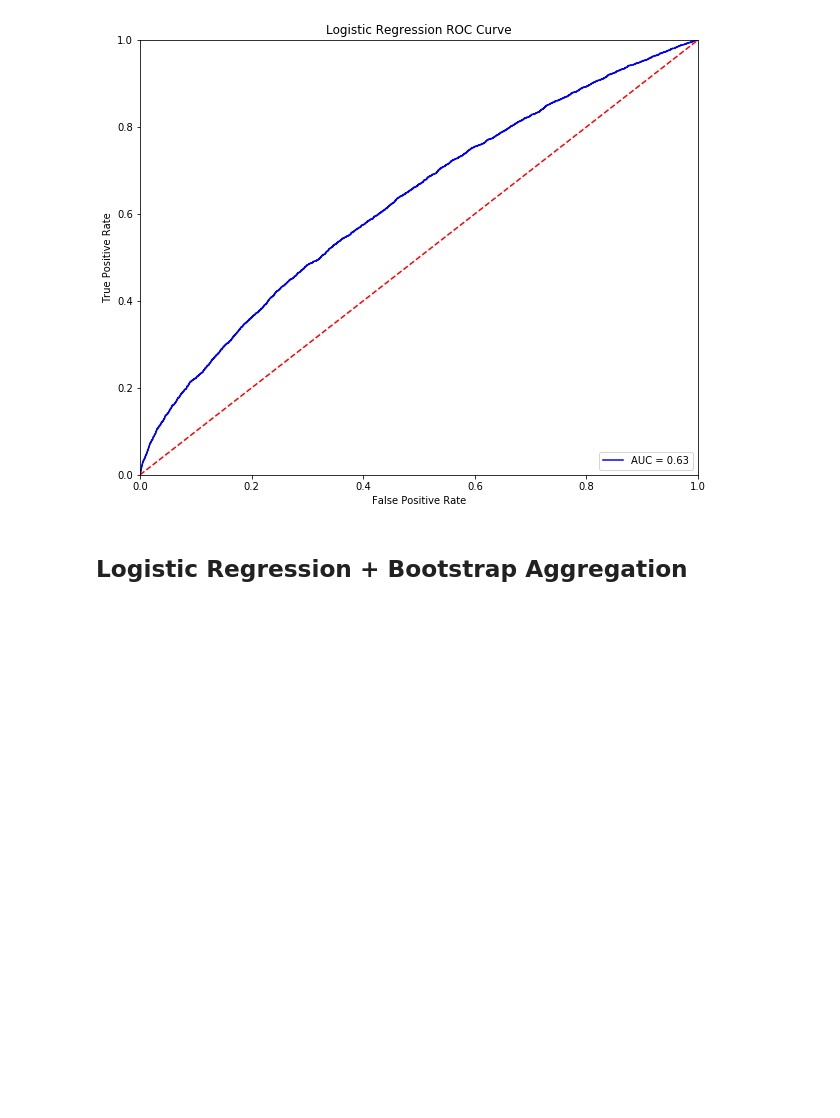
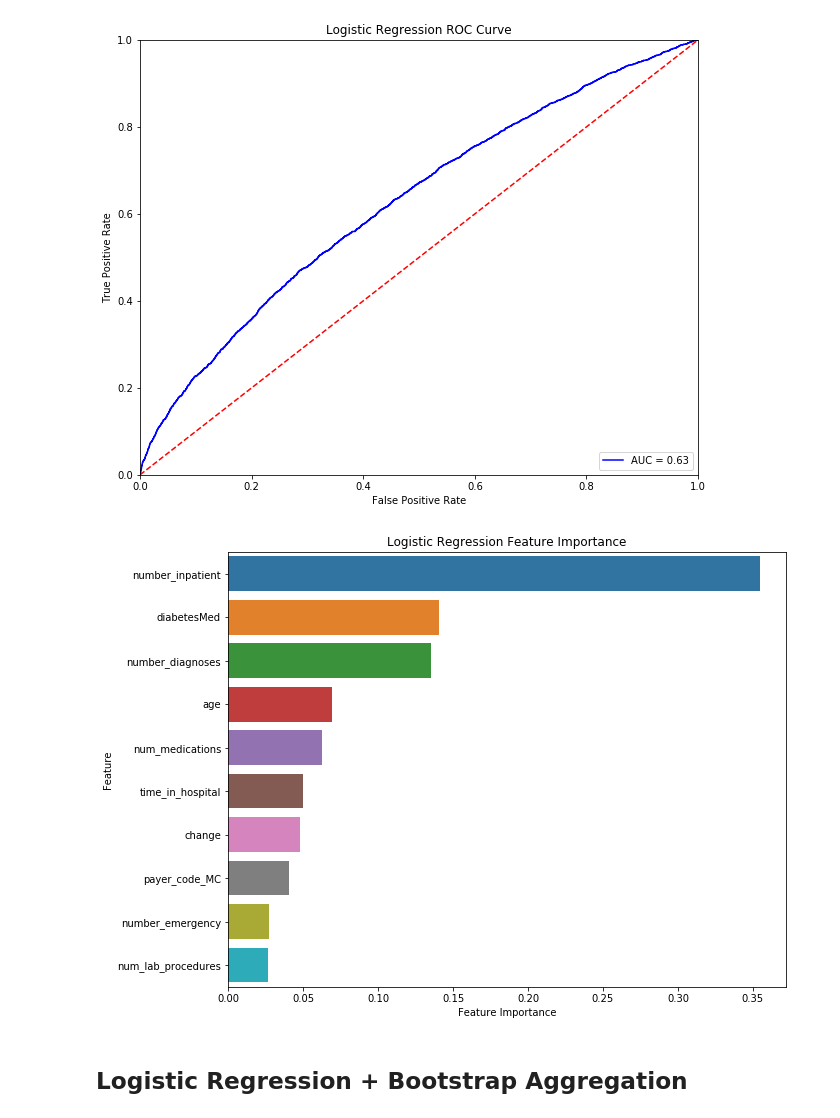
Before and after one commit to rchoi2/Diabetes-Readmission-Classifier, a Jupyter notebook: Diabetes_Classification_EDA.ipynb, the cells around one changed output. Cells and saved outputs as stored; diff of their text form; code cells hidden in the pictures; blank space fills up the shorter version.

```diff
--- a/Diabetes_Classification_EDA.ipynb
+++ b/Diabetes_Classification_EDA.ipynb
@@ -321,6 +268,10 @@ weighted avg       0.83      0.63      0.70     29848
 plot_roc_curve(logmodel, 'Logistic Regression ROC Curve')
 # %% [output]
 [figure]
+# %%
+plot_feature_importance(logmodel.coef_.reshape(59,), X_train_res.columns, 'Logistic Regression')
+# %% [output]
+[figure, added]
 # %% [markdown]
 ## Logistic Regression + Bootstrap Aggregation
 # %%
```
Also changed, not shown: parts of 38 cells of this notebook.
